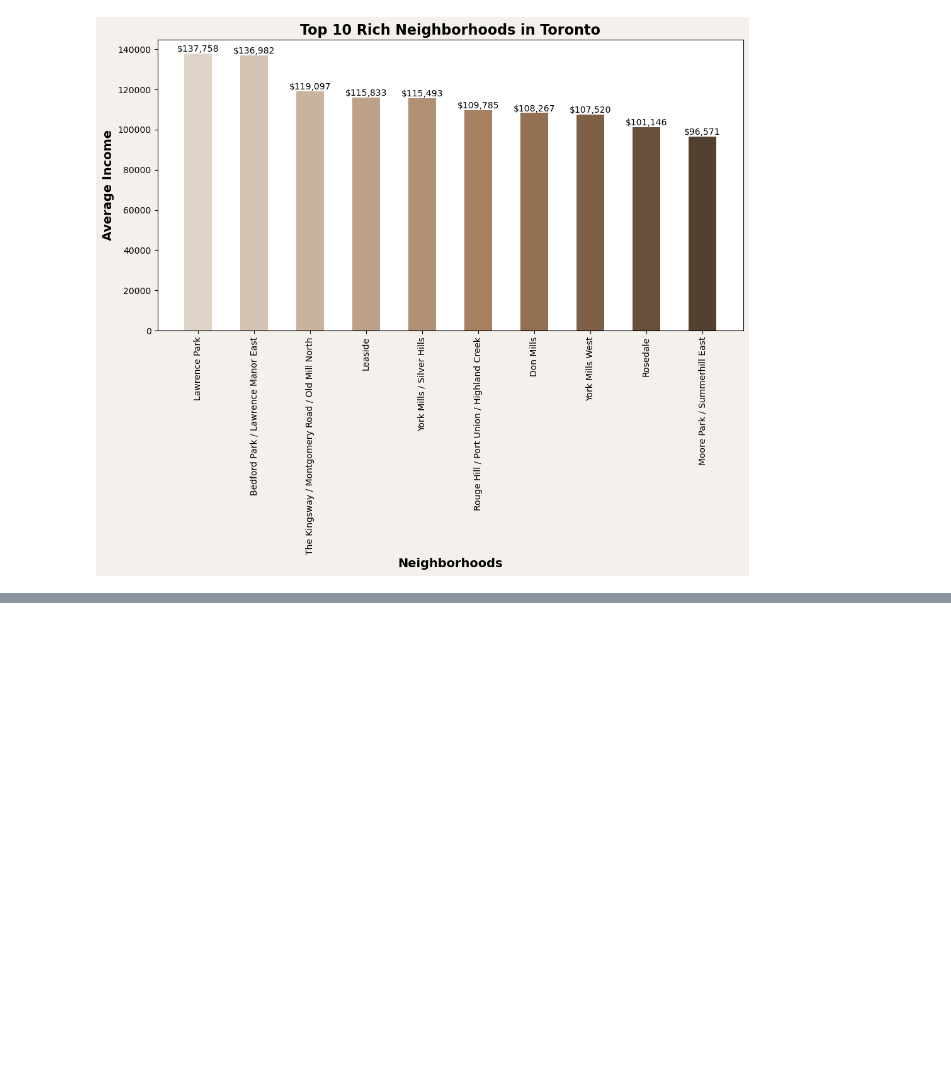
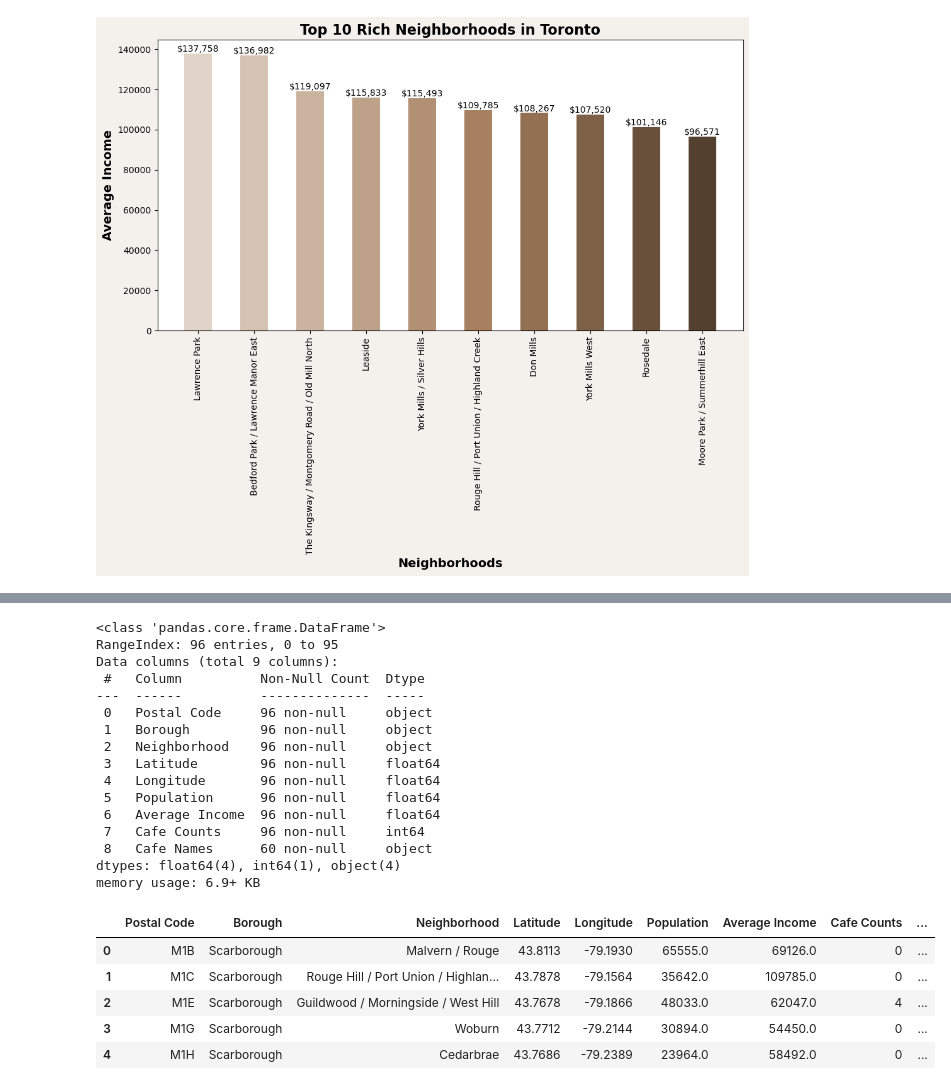
Before and after one commit to Dhruvi267/Market_segment, a Jupyter notebook: market-segmentationV3.ipynb, the cells around one changed output, grey strips where cells are left out. Cells and saved outputs as stored; diff of their text form; code cells hidden in the pictures; blank space fills up the shorter version.

```diff
--- a/market-segmentationV3.ipynb
+++ b/market-segmentationV3.ipynb
@@ -730,0 +665,27 @@ toronto_data
+# %%
+toronto_data_df = pd.read_csv('extracted_files/toronto_data.csv')
+toronto_data_df.info()
+toronto_data_df.head()
+# %% [output]
+<class 'pandas.core.frame.DataFrame'>
+RangeIndex: 96 entries, 0 to 95
+Data columns (total 9 columns):
+ #   Column          Non-Null Count  Dtype
+---  ------          --------------  -----
+ 0   Postal Code     96 non-null     object
+ 1   Borough         96 non-null     object
+ 2   Neighborhood    96 non-null     object
+ 3   Latitude        96 non-null     float64
+ 4   Longitude       96 non-null     float64
+ 5   Population      96 non-null     float64
+ 6   Average Income  96 non-null     float64
+ 7   Cafe Counts     96 non-null     int64
+ 8   Cafe Names      60 non-null     object
+dtypes: float64(4), int64(1), object(4)
+memory usage: 6.9+ KB
+|  | Postal Code | Borough | Neighborhood | Latitude | Longitude | Population | Average Income | Cafe Counts | ... |
+| 0 | M1B | Scarborough | Malvern / Rouge | 43.8113 | -79.1930 | 65555.0 | 69126.0 | 0 | ... |
+| 1 | M1C | Scarborough | Rouge Hill / Port Union / Highlan... | 43.7878 | -79.1564 | 35642.0 | 109785.0 | 0 | ... |
+| 2 | M1E | Scarborough | Guildwood / Morningside / West Hill | 43.7678 | -79.1866 | 48033.0 | 62047.0 | 4 | ... |
+| 3 | M1G | Scarborough | Woburn | 43.7712 | -79.2144 | 30894.0 | 54450.0 | 0 | ... |
+| 4 | M1H | Scarborough | Cedarbrae | 43.7686 | -79.2389 | 23964.0 | 58492.0 | 0 | ... |
```
Also changed, not shown: parts of 33 cells of this notebook, 2 other files.
